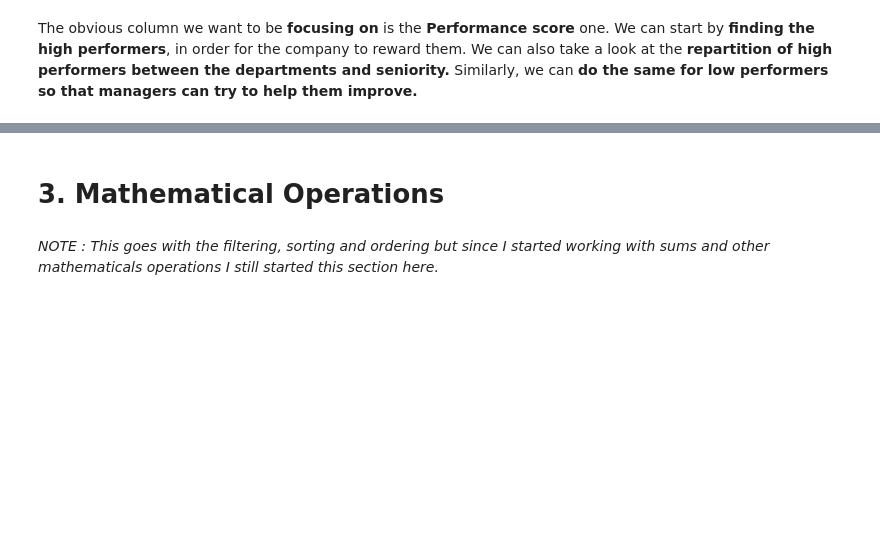
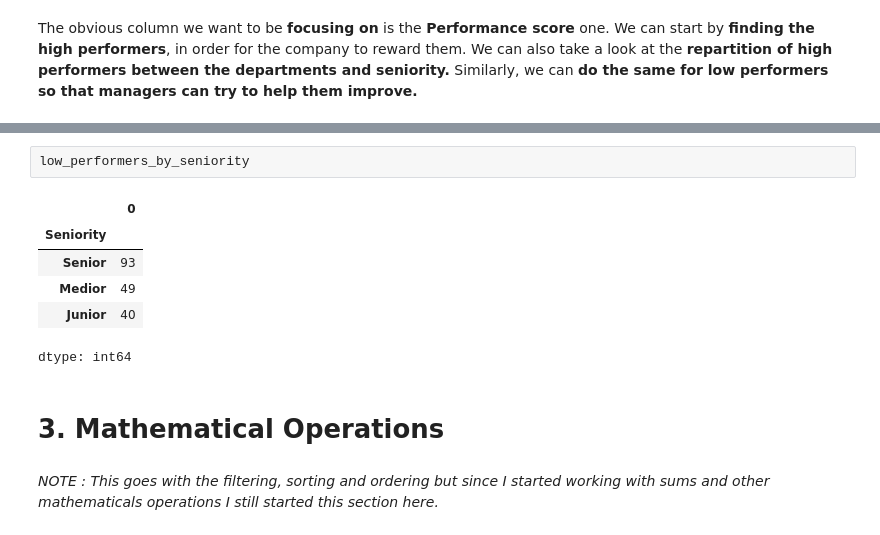
Before and after one commit to mathpoirot/Python-for-Business-Analytics-Class, a Jupyter notebook: POIROT_Mathilde_Python_PROJECT.ipynb, the cells around one changed output, grey strips where cells are left out. Drawn from its saved outputs; the diff is of its cells as text; blank space fills up the shorter version.

```diff
--- a/POIROT_Mathilde_Python_PROJECT.ipynb
+++ b/POIROT_Mathilde_Python_PROJECT.ipynb
@@ -344,3 +355,12 @@ low_performers[['Name', 'Age', 'Salary', 'Performance Score', 'Seniority']]
+# %%
+low_performers_by_seniority
+# %% [output]
+|  | 0 |
+| Seniority |  |
+| Senior | 93 |
+| Medior | 49 |
+| Junior | 40 |
+dtype: int64
 # %% [markdown]
 # **3. Mathematical Operations**
 # %% [markdown]
```
Also changed, not shown: parts of 16 cells of this notebook.
